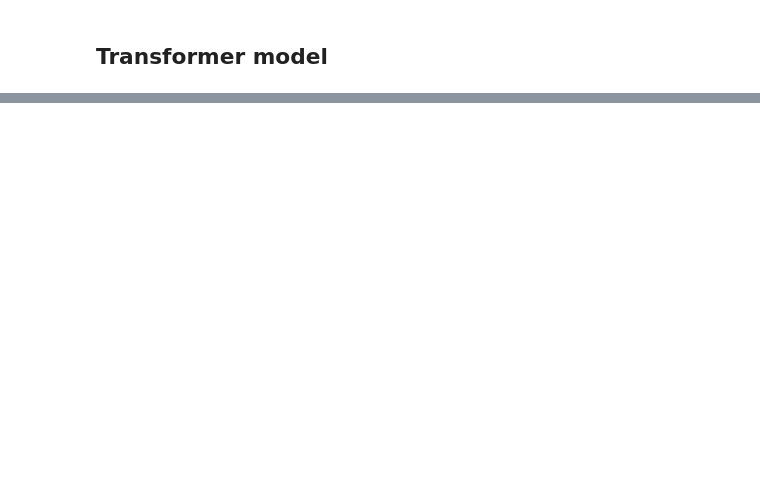
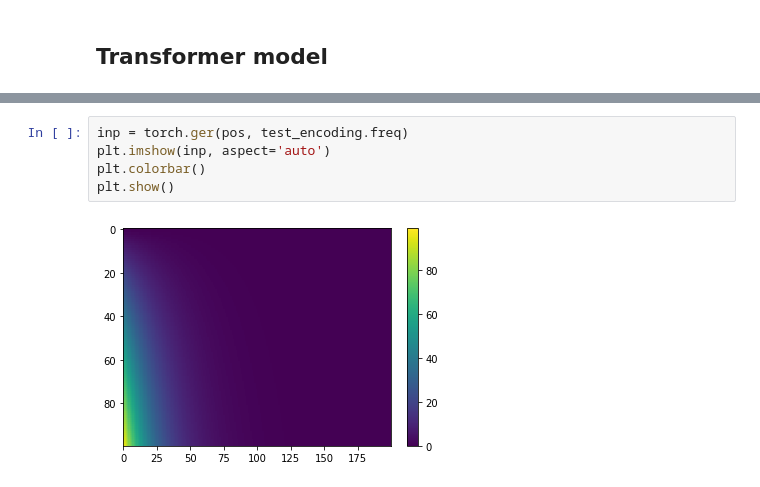
Before and after one commit to fg91/fastai_deep_learning_from_the_foundations, a Jupyter notebook: translation_transformer.ipynb, the cells around one changed output, grey strips where cells are left out. Drawn from its saved outputs; the diff is of its cells as text; blank space fills up the shorter version.

```diff
--- a/translation_transformer.ipynb
+++ b/translation_transformer.ipynb
@@ -187,0 +231,7 @@ data.show_batch()
+# %%
+inp = torch.ger(pos, test_encoding.freq)
+plt.imshow(inp, aspect='auto')
+plt.colorbar()
+plt.show()
+# %% [output]
+[figure, added]
```
Also changed, not shown: parts of 21 cells of this notebook.
